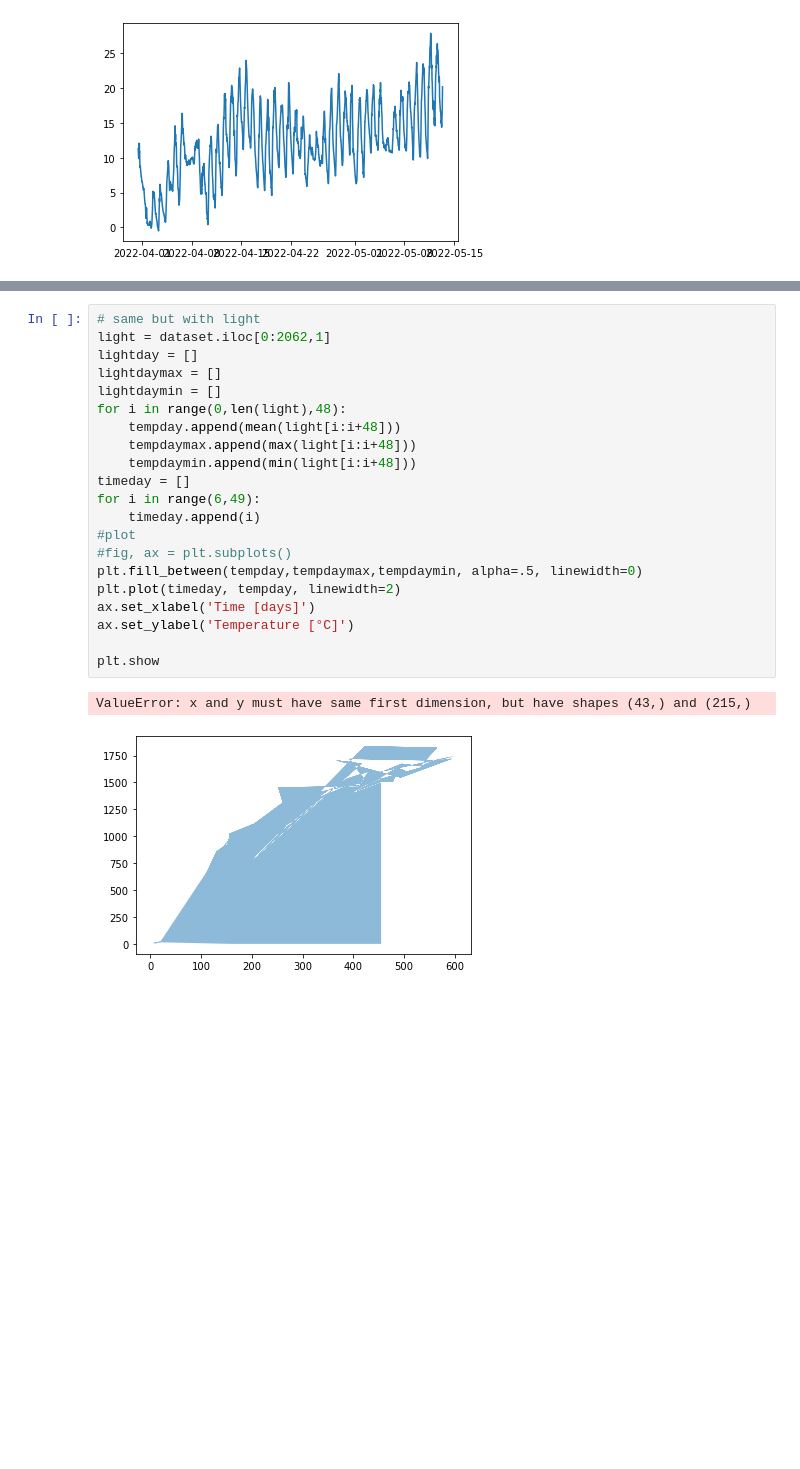
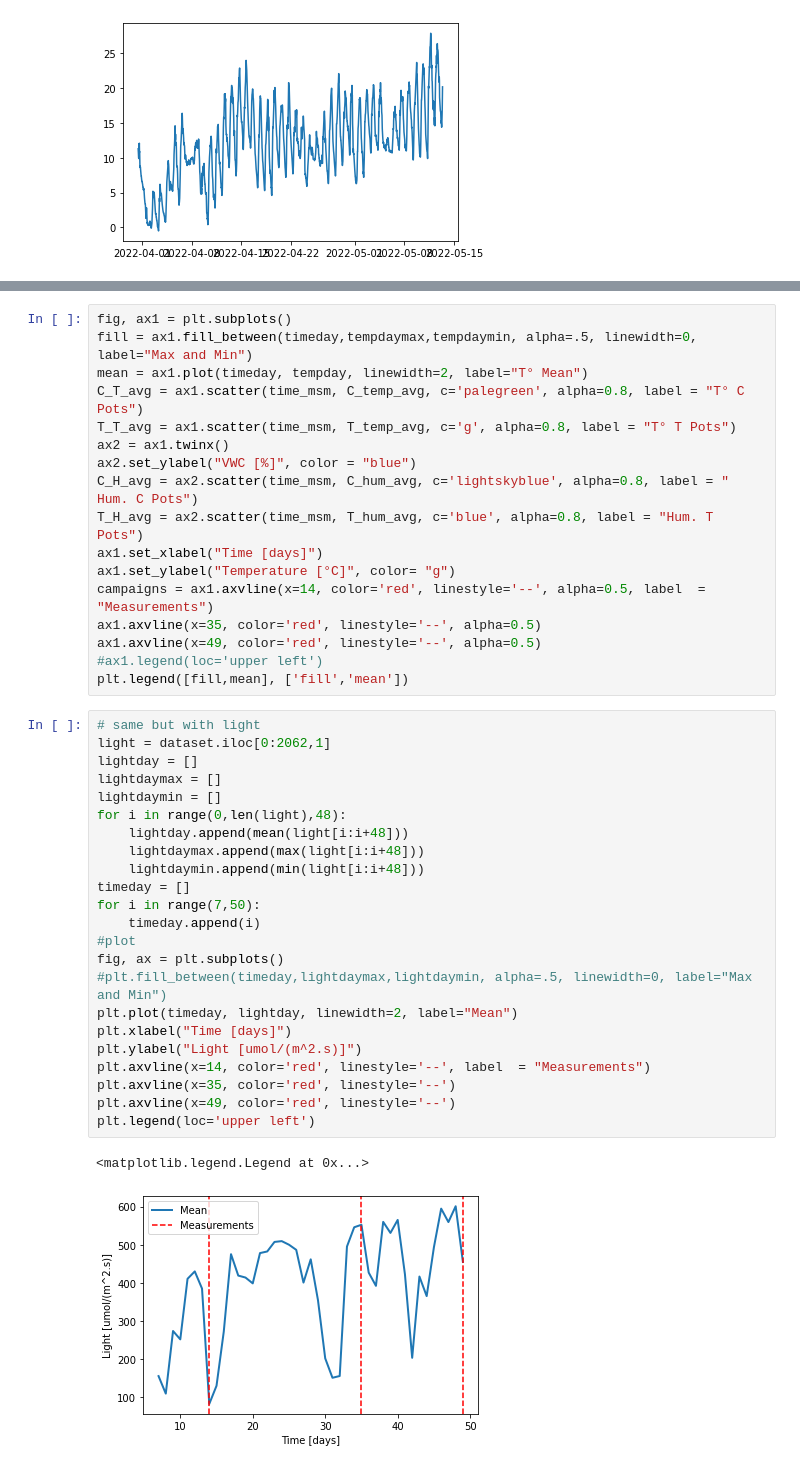
Before and after one commit to matheogodenzi/Ecology, a Jupyter notebook: Data_analysis.ipynb, the cells around one changed output, grey strips where cells are left out. Drawn from its saved outputs; the diff is of its cells as text; blank space fills up the shorter version.

```diff
--- a/Data_analysis.ipynb
+++ b/Data_analysis.ipynb
@@ -60,24 +172,43 @@ plt.legend(loc='upper left')
+# %%
+fig, ax1 = plt.subplots()
+fill = ax1.fill_between(timeday,tempdaymax,tempdaymin, alpha=.5, linewidth=0, label="Max and Min")
+mean = ax1.plot(timeday, tempday, linewidth=2, label="T° Mean")
+C_T_avg = ax1.scatter(time_msm, C_temp_avg, c='palegreen', alpha=0.8, label = "T° C Pots")
+T_T_avg = ax1.scatter(time_msm, T_temp_avg, c='g', alpha=0.8, label = "T° T Pots")
+ax2 = ax1.twinx()
+ax2.set_ylabel("VWC [%]", color = "blue")
+C_H_avg = ax2.scatter(time_msm, C_hum_avg, c='lightskyblue', alpha=0.8, label = " Hum. C Pots")
+T_H_avg = ax2.scatter(time_msm, T_hum_avg, c='blue', alpha=0.8, label = "Hum. T Pots")
+ax1.set_xlabel("Time [days]")
+ax1.set_ylabel("Temperature [°C]", color= "g")
+campaigns = ax1.axvline(x=14, color='red', linestyle='--', alpha=0.5, label  = "Measurements")
+ax1.axvline(x=35, color='red', linestyle='--', alpha=0.5)
+ax1.axvline(x=49, color='red', linestyle='--', alpha=0.5)
+#ax1.legend(loc='upper left')
+plt.legend([fill,mean], ['fill','mean'])
 # %%
 # same but with light
 light = dataset.iloc[0:2062,1]
 lightday = []
 lightdaymax = []
 lightdaymin = []
 for i in range(0,len(light),48):
-    tempday.append(mean(light[i:i+48]))
-    tempdaymax.append(max(light[i:i+48]))
-    tempdaymin.append(min(light[i:i+48]))
+    lightday.append(mean(light[i:i+48]))
+    lightdaymax.append(max(light[i:i+48]))
+    lightdaymin.append(min(light[i:i+48]))
 timeday = []
-for i in range(6,49):
+for i in range(7,50):
     timeday.append(i)
 #plot
-#fig, ax = plt.subplots()
-plt.fill_between(tempday,tempdaymax,tempdaymin, alpha=.5, linewidth=0)
-plt.plot(timeday, tempday, linewidth=2)
-ax.set_xlabel('Time [days]')
-ax.set_ylabel('Temperature [°C]')
-
-plt.show
+fig, ax = plt.subplots()
+#plt.fill_between(timeday,lightdaymax,lightdaymin, alpha=.5, linewidth=0, label="Max and Min")
+plt.plot(timeday, lightday, linewidth=2, label="Mean")
+plt.xlabel("Time [days]")
+plt.ylabel("Light [umol/(m^2.s)]")
+plt.axvline(x=14, color='red', linestyle='--', label  = "Measurements")
+plt.axvline(x=35, color='red', linestyle='--')
+plt.axvline(x=49, color='red', linestyle='--')
+plt.legend(loc='upper left')
 # %% [output]
-ValueError: x and y must have same first dimension, but have shapes (43,) and (215,)
+<matplotlib.legend.Legend at 0x...>
-[figure, old version]
+[figure, new version]
```
Also changed, not shown: parts of 7 cells of this notebook.
